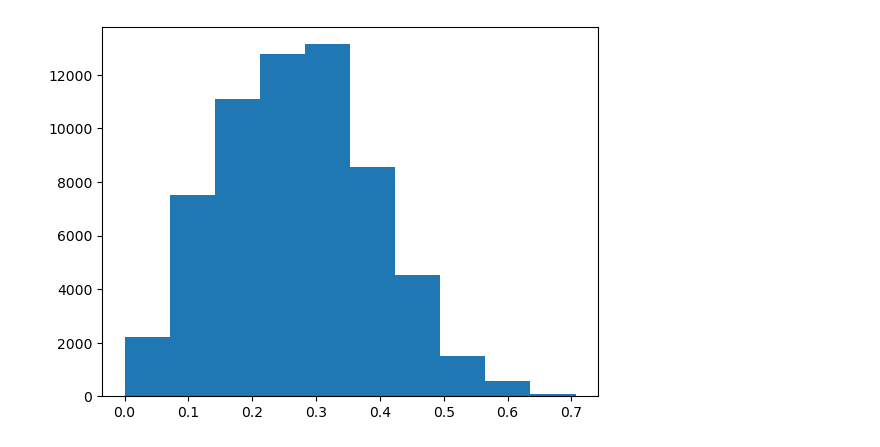
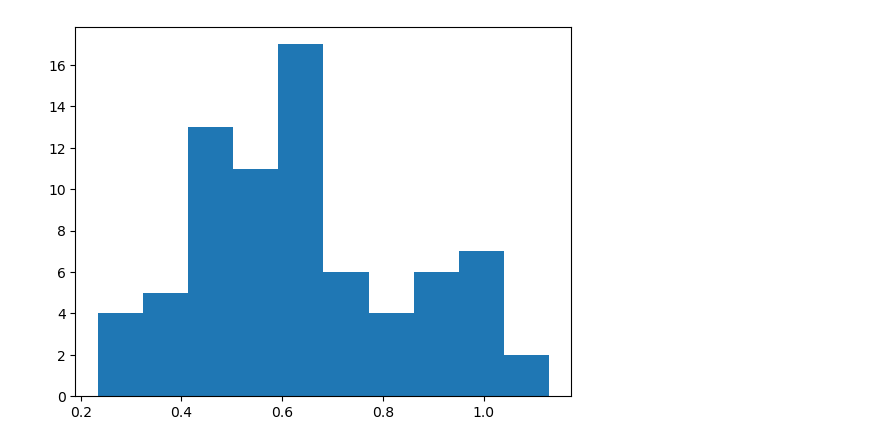
Before and after one commit to Kabelo-T/TXPipe, a Jupyter notebook: notebooks/randoms.ipynb, the cells around one changed output. Drawn from its saved outputs; the diff is of its cells as text; code cells hidden in the pictures.

```diff
--- a/notebooks/randoms.ipynb
+++ b/notebooks/randoms.ipynb
@@ -17,0 +20,22 @@ from pprint import pprint
+# %%
+def print_hdf5_structure(file='/global/homes/k/kabelo/TXPipe/data/example/inputs/photometry_catalog.hdf5'):
+    with h5py.File(file, 'r') as f:
+        print("Keys in the HDF5 file:")
+        def print_structure(name, obj):
+            print(f"{name}: {type(obj).__name__}")
+        f.visititems(print_structure)
+
+def hdf5_to_df(file='/global/homes/k/kabelo/TXPipe/data/example/inputs/photometry_catalog.hdf5', group=None):
+    with h5py.File(file, 'r') as f:
+        data_dict = {}
+        if group:
+            for k in f[group].keys():
+                data_dict[k] = f[group][k][:]
+        else:
+            for k in f.keys():
+                if k != 'provenance':
+                    group = k
+            for k in f[group].keys():
+                data_dict[k] = f[group][k][:]
+        df = pd.DataFrame(data_dict)
+    return df
@@ -42,0 +205,3 @@ dec = f['randoms']['dec'][:]
+# %%
+clusters = hdf5_to_df('/global/homes/k/kabelo/TXPipe/data/example/inputs/cluster_catalog.hdf5')
+clusters
@@ -43,5 +227,5 @@ dec = f['randoms']['dec'][:]
 # %%
-plt.hist(redshifts)
+plt.hist(clusters['redshift'])
 plt.show()
 # %% [output]
-[figure, old version]
+[figure, new version]
```
Also changed, not shown: parts of 19 cells of this notebook, 28 other files.
